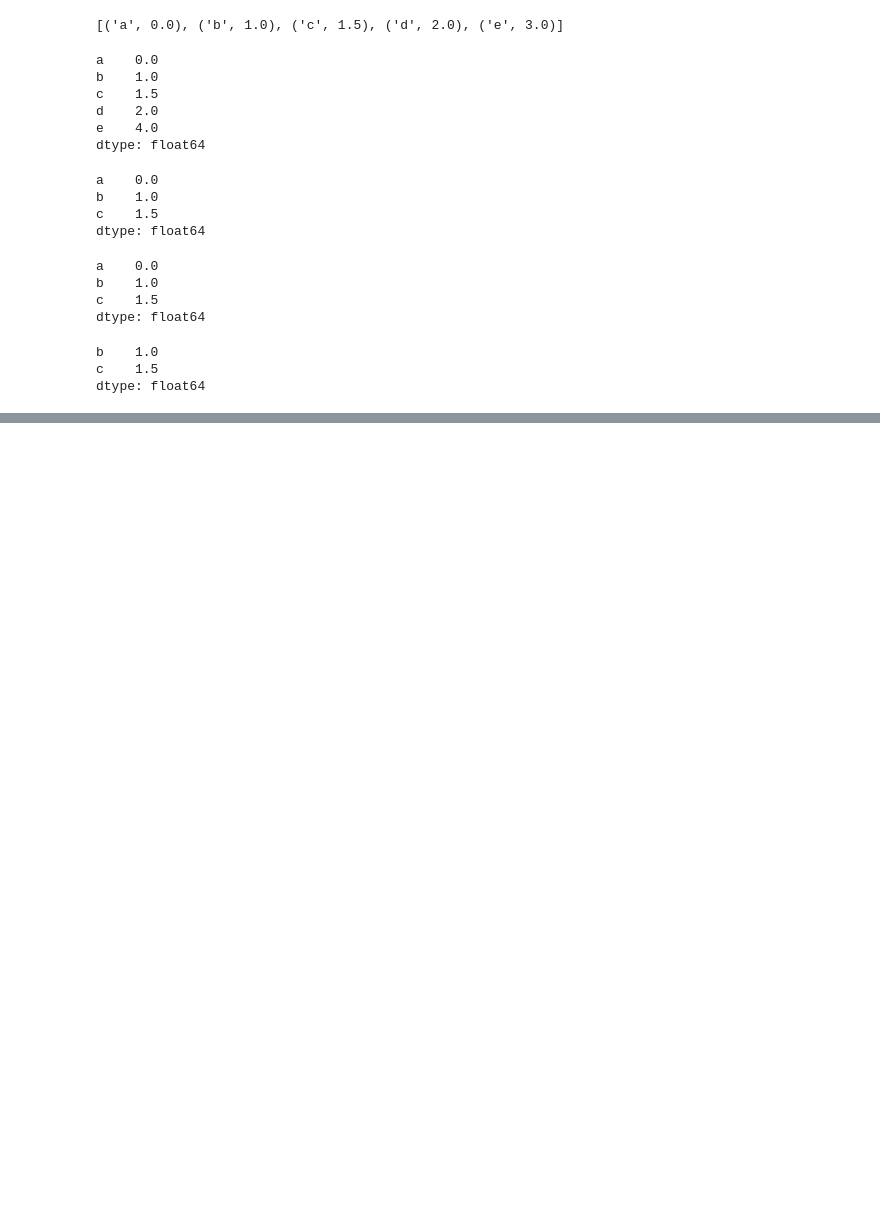
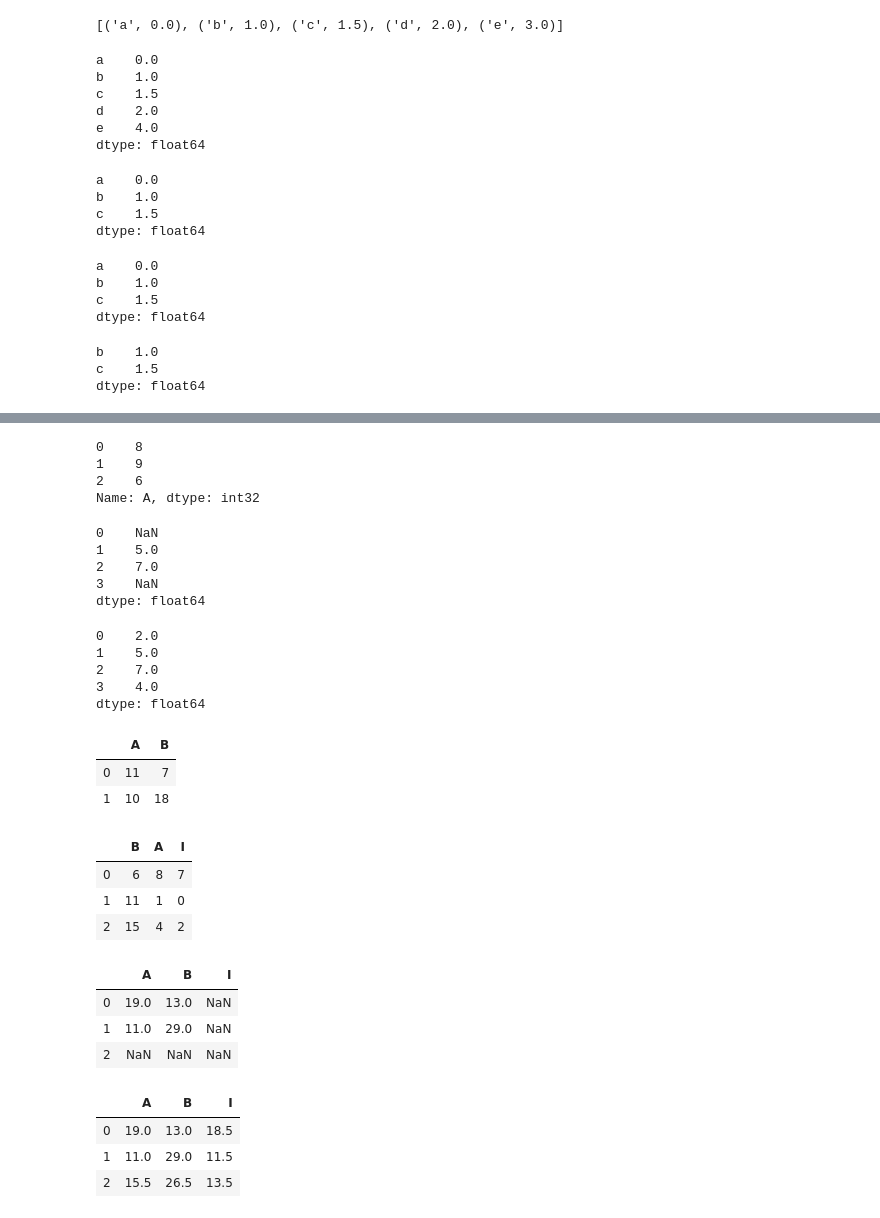
Before and after one commit to MrPinabutter/Projetos, a Jupyter notebook: pandas/Pandas.ipynb, the cells around one changed output, grey strips where cells are left out. Saved outputs shown, nothing was run; the diff lists cells and outputs as text; code cells hidden in the pictures; blank space fills up the shorter version.

```diff
--- a/pandas/Pandas.ipynb
+++ b/pandas/Pandas.ipynb
@@ -291,0 +372,56 @@ dtype: float64
+# %%
+df['A']
+# %% [output]
+0    8
+1    9
+2    6
+Name: A, dtype: int32
+# %%
+A = pd.Series([2, 4, 5], index = [0, 1, 2])
+B = pd.Series([1, 2, 4], index = [1, 2, 3])
+A + B
+# %% [output]
+0    NaN
+1    5.0
+2    7.0
+3    NaN
+dtype: float64
+# %%
+# Para corrigir os NaN pode se preencher a função, assim todas as lacunas são preenchidas:
+A.add(B, fill_value=0)
+# %% [output]
+0    2.0
+1    5.0
+2    7.0
+3    4.0
+dtype: float64
+# %%
+A = pd.DataFrame(rng.randint(0, 20, (2, 2)), columns=list('AB'))
+A
+# %% [output]
+|  | A | B |
+| 0 | 11 | 7 |
+| 1 | 10 | 18 |
+# %%
+B = pd.DataFrame(rng.randint(0, 20, (3, 3)), columns=list('BAI'))
+B
+# %% [output]
+|  | B | A | I |
+| 0 | 6 | 8 | 7 |
+| 1 | 11 | 1 | 0 |
+| 2 | 15 | 4 | 2 |
+# %%
+A + B
+# %% [output]
+|  | A | B | I |
+| 0 | 19.0 | 13.0 | NaN |
+| 1 | 11.0 | 29.0 | NaN |
+| 2 | NaN | NaN | NaN |
+# %%
+fill = A.stack().mean()
+A.add(B, fill_value=fill)
+# %% [output]
+|  | A | B | I |
+| 0 | 19.0 | 13.0 | 18.5 |
+| 1 | 11.0 | 29.0 | 11.5 |
+| 2 | 15.5 | 26.5 | 13.5 |
```
Also changed, not shown: parts of 15 cells of this notebook.
